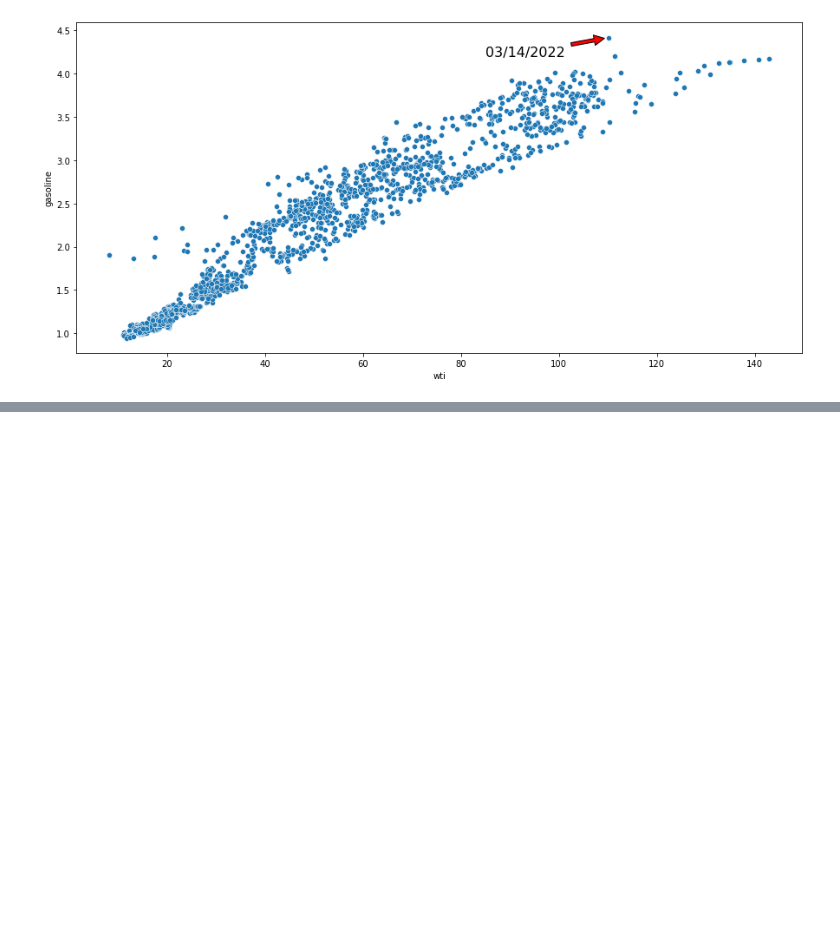
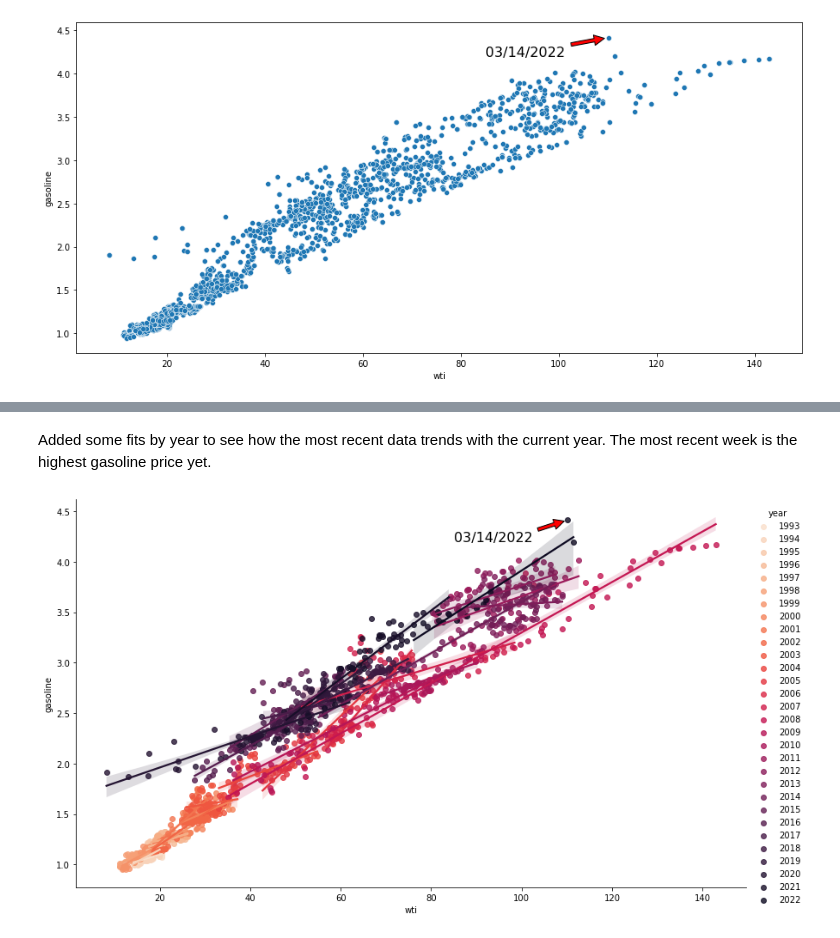
Before and after one commit to bautsch/gasoline-prices, a Jupyter notebook: gasoline_prices.ipynb, the cells around one changed output, grey strips where cells are left out. Saved outputs shown, nothing was run; the diff lists cells and outputs as text; code cells hidden in the pictures; blank space fills up the shorter version.

```diff
--- a/gasoline_prices.ipynb
+++ b/gasoline_prices.ipynb
@@ -289,3 +302,9 @@ plt.savefig('wti vs gasoline by year.png')
+# %% [markdown]
+Added some fits by year to see how the most recent data trends with the current year. The most recent week is the highest gasoline price yet.
 # %%
-sns.lmplot(data=df[df.year>=2008], x='wti', y='gasoline', hue='year', palette='rocket_r', height=7, aspect=1.667)
+sns.lmplot(data=df, x='wti', y='gasoline', hue='year', palette='rocket_r', height=7, aspect=1.667)
+plt.annotate(last_date, xy=(xpos, ypos), xytext=(85, 4.2),
+            arrowprops=dict(facecolor='red', shrink=0.1), size=16)
 plt.savefig('wti vs gasoline by year fitted.png')
+# %% [output]
+[figure, added]
```
Also changed, not shown: parts of 24 cells of this notebook, 4 other files.
